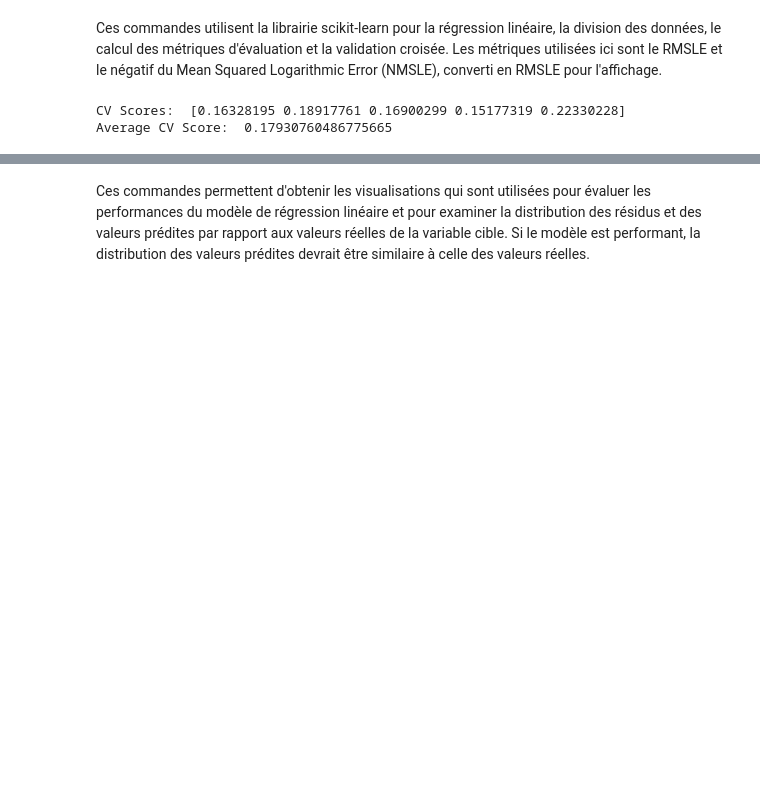
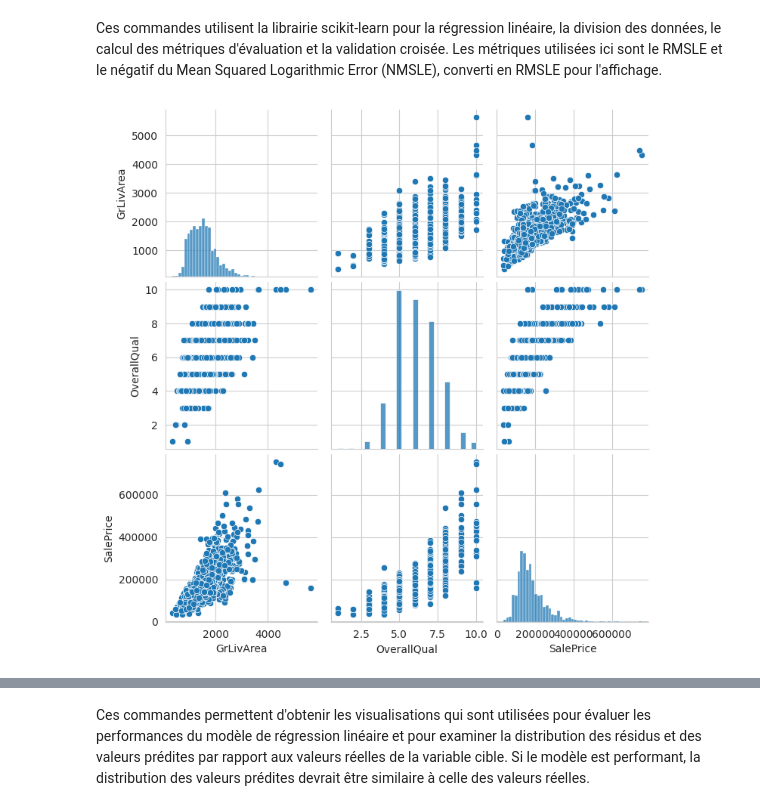
Before and after one commit to outerLeitmotiv/advanced-regression-techniques, a Jupyter notebook: data_science_project.ipynb, the cells around one changed output, grey strips where cells are left out. Saved outputs shown, nothing was run; the diff lists cells and outputs as text; code cells hidden in the pictures; blank space fills up the shorter version.

```diff
--- a/data_science_project.ipynb
+++ b/data_science_project.ipynb
@@ -218,26 +219,12 @@ train_na.sort_values(by="%", ascending=False)
 80 rows × 3 columns
 # %% [markdown]
 Ces commandes utilisent la librairie scikit-learn pour la régression linéaire, la division des données, le calcul des métriques d'évaluation et la validation croisée. Les métriques utilisées ici sont le RMSLE et le négatif du Mean Squared Logarithmic Error (NMSLE), converti en RMSLE pour l'affichage.
-# %%
-# Select features for the baseline model
-features = ['OverallQual', 'OverallCond', 'GrLivArea', 'TotalBsmtSF', 'GarageArea',
-            'FullBath', 'HalfBath', 'BedroomAbvGr']
-X = train[features]
-y = np.log1p(train['SalePrice'])  # Log transform the target variable
-
-# Define the linear regression model
-model = LinearRegression()
-
-# Cross-validation of the model
-cv_scores = cross_val_score(model, X, y, scoring="neg_mean_squared_error", cv=5)
-
-# Convert the negative mean squared log error to positive RMSLE
-rmsle_cv_scores = np.sqrt(-cv_scores)
-
-# Output of the scores
-print("CV Scores: ", rmsle_cv_scores)
-# Output of the average score
-print("Average CV Score: ", np.mean(rmsle_cv_scores))
-# %% [output]
-CV Scores:  [0.16328195 0.18917761 0.16900299 0.15177319 0.22330228]
-Average CV Score:  0.17930760486775665
+# %%
+# Select the most important numerical columns for pairplots
+important_cols = ['GrLivArea', 'OverallQual', 'SalePrice']
+
+# Plot pairplots
+sns.pairplot(train[important_cols])
+plt.show()
+# %% [output]
+[figure, added]
```
Also changed, not shown: parts of 38 cells of this notebook.
